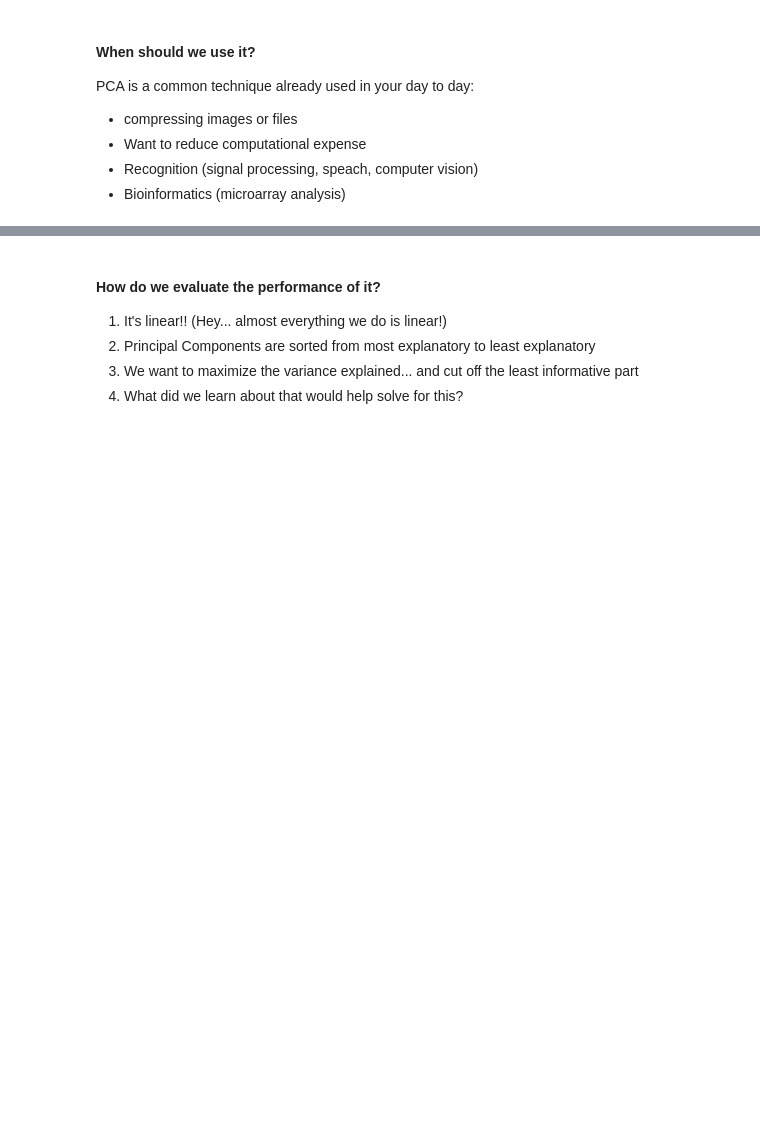
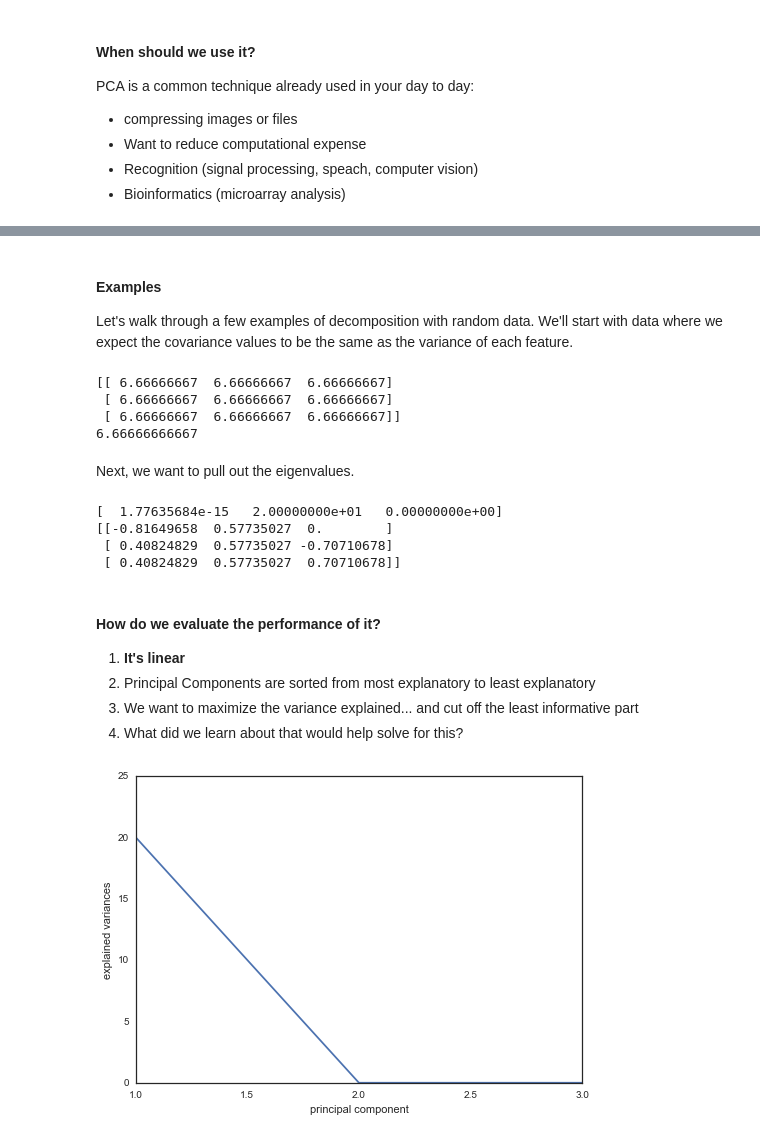
Before and after one commit to podopie/DAT18NYC, a Jupyter notebook: classes/16-feature_selection_pca.ipynb, the cells around one changed output, grey strips where cells are left out. Cells and saved outputs as stored; diff of their text form; code cells hidden in the pictures; blank space fills up the shorter version.

```diff
--- a/classes/16-feature_selection_pca.ipynb
+++ b/classes/16-feature_selection_pca.ipynb
@@ -250,7 +289,53 @@ examples: walk through two very simple matrices
+# %% [markdown]
+#### Examples
+
+Let's walk through a few examples of decomposition with random data. We'll start with data where we expect the covariance values to be the same as the variance of each feature.
+# %%
+%matplotlib inline
+import matplotlib.pyplot as plt
+import pandas as pd
+import numpy as np
+random_data = pd.DataFrame({
+        'x': range(1, 10),
+        'y': range(1, 10),
+        'z': range(1, 10),
+    })
+print np.cov(random_data.T, bias=1)
+
+print np.var(random_data.x.T)
+# %% [output]
+[[ 6.66666667  6.66666667  6.66666667]
+ [ 6.66666667  6.66666667  6.66666667]
+ [ 6.66666667  6.66666667  6.66666667]]
+6.66666666667
+# %% [markdown]
+Next, we want to pull out the eigenvalues.
+# %%
+eig, Q = np.linalg.eig(np.cov(random_data.T, bias=1))
+# sort for largest eigenvalue
+print eig
+print Q
+# %% [output]
+[  1.77635684e-15   2.00000000e+01   0.00000000e+00]
+[[-0.81649658  0.57735027  0.        ]
+ [ 0.40824829  0.57735027 -0.70710678]
+ [ 0.40824829  0.57735027  0.70710678]]
 # %% [markdown]
 #### How do we evaluate the performance of it?
 
-1. It's linear!! (Hey... almost everything we do is linear!)
+1. **It's linear**
 2. Principal Components are sorted from most explanatory to least explanatory
 3. We want to maximize the variance explained... and cut off the least informative part
 4. What did we learn about that would help solve for this?
+# %%
+import seaborn as sns
+from __future__ import division
+eigsort = np.sort(eig)[::-1]
+sns.set_style('white')
+plt.figure()
+plt.plot(range(1, len(eigsort) + 1), eigsort)
+plt.xlabel('principal component')
+plt.ylabel('explained variances')
+plt.show()
+# %% [output]
+[figure, added]
```
Also changed, not shown: parts of 22 cells of this notebook, 2 other files.
